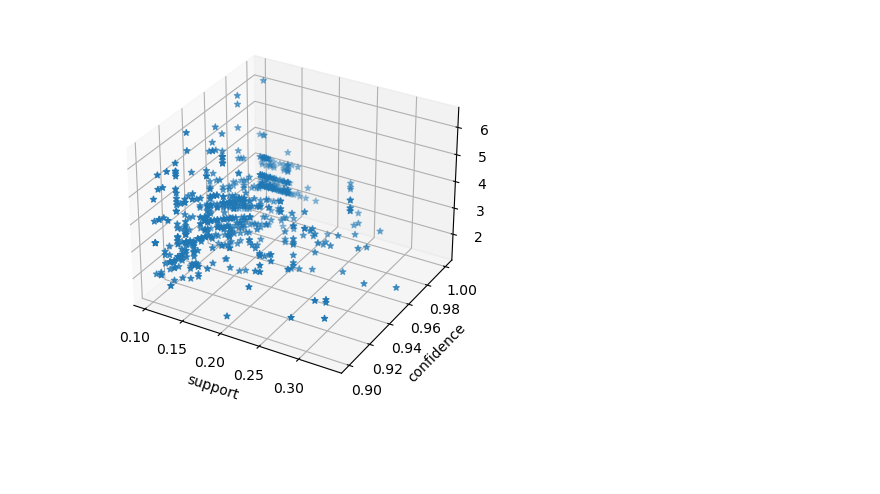
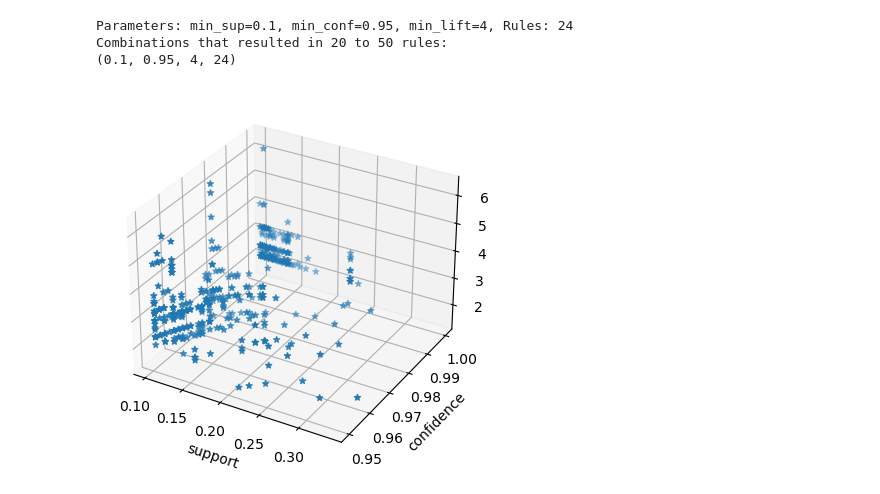
Before and after one commit to zhangxijing97/INFO6105DataScienceEngineeringMethodsandTools, a Jupyter notebook: HWs/HW5/HW5.ipynb, the cells around one changed output. Drawn from its saved outputs; the diff is of its cells as text; code cells hidden in the pictures; blank space fills up the shorter version.

```diff
--- a/HWs/HW5/HW5.ipynb
+++ b/HWs/HW5/HW5.ipynb
@@ -1,29 +1,61 @@
 # %%
 import pandas as pd
 import matplotlib.pyplot as plt
 from mlxtend.frequent_patterns import fpgrowth,apriori,association_rules
 
 
 #Input Dateset
 # org_df = pd.read_csv("amr_horse_ds.csv")
 org_df = pd.read_csv("/Users/zhangxijing/MasterNEU/INFO6105DataScienceEngineeringMethodsandTools/Dataset/amr_horse_ds.csv")
 org_df= pd.get_dummies(org_df.loc[:,org_df.columns!='Age'])
 
+# Parameters to iterate over
+min_sups = [0.05, 0.1, 0.4]
+min_confs = [0.70, 0.85, 0.95]
+min_lifts = [1.1, 1.5, 4]
+
+# Store the result
+results = []
+
+# Iterate over all combinations
+for min_sup in min_sups:
+    frequent_patterns_df = fpgrowth(org_df, min_support=min_sup, use_colnames=True)
+    for min_conf in min_confs:
+        for min_lift in min_lifts:
+            rules_df = association_rules(frequent_patterns_df, metric="confidence", min_threshold=min_conf)
+            high_lift_rules_df = rules_df[rules_df['lift'] > min_lift]
+
+            # Check if the number of rules is within the desired range
+            num_rules = high_lift_rules_df.shape[0]
+            if 20 <= num_rules <= 50:
+                print(f"Parameters: min_sup={min_sup}, min_conf={min_conf}, min_lift={min_lift}, Rules: {num_rules}")
+                results.append((min_sup, min_conf, min_lift, num_rules))
+                # Optionally save rules that meet criteria
+                high_lift_rules_df.to_csv(f'arules_{min_sup}_{min_conf}_{min_lift}.csv')
+
+# Print all combinations that met the criteria
+print("Combinations that resulted in 20 to 50 rules:")
+for result in results:
+    print(result)
+
 #Extract Association Rules
 frequent_patterns_df = fpgrowth(org_df, min_support=0.1,use_colnames=True)
-rules_df = association_rules(frequent_patterns_df, metric = "confidence", min_threshold = 0.9)
-high_lift_rules_df = rules_df[rules_df['lift'] > 1.5]
+rules_df = association_rules(frequent_patterns_df, metric = "confidence", min_threshold = 0.95)
+high_lift_rules_df = rules_df[rules_df['lift'] > 4]
 
 #Save Association Rules
-high_lift_rules_df.to_csv('arules.csv')
+# high_lift_rules_df.to_csv('arules.csv')
 
 #Visualize Association Rules
 fig = plt.figure()
 ax = fig.add_subplot(projection='3d')
 ax.scatter(rules_df['support'], rules_df['confidence'], rules_df['lift'], marker="*")
 ax.set_xlabel('support')
 ax.set_ylabel('confidence')
 ax.set_zlabel('lift')
 plt.show()
 # %% [output]
+Parameters: min_sup=0.1, min_conf=0.95, min_lift=4, Rules: 24
+Combinations that resulted in 20 to 50 rules:
+(0.1, 0.95, 4, 24)
-[figure, old version]
+[figure, new version]
```
Also changed, not shown: 3 other files.
